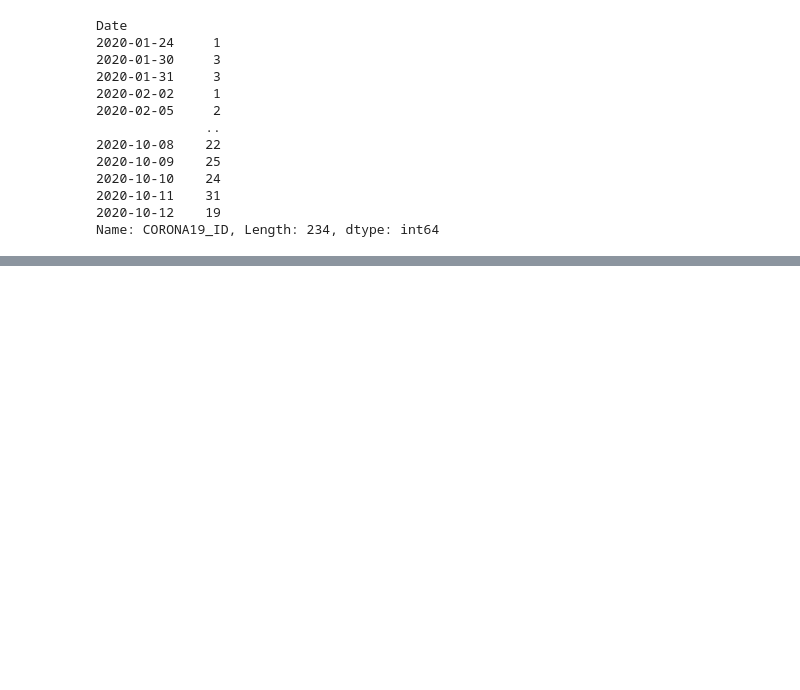
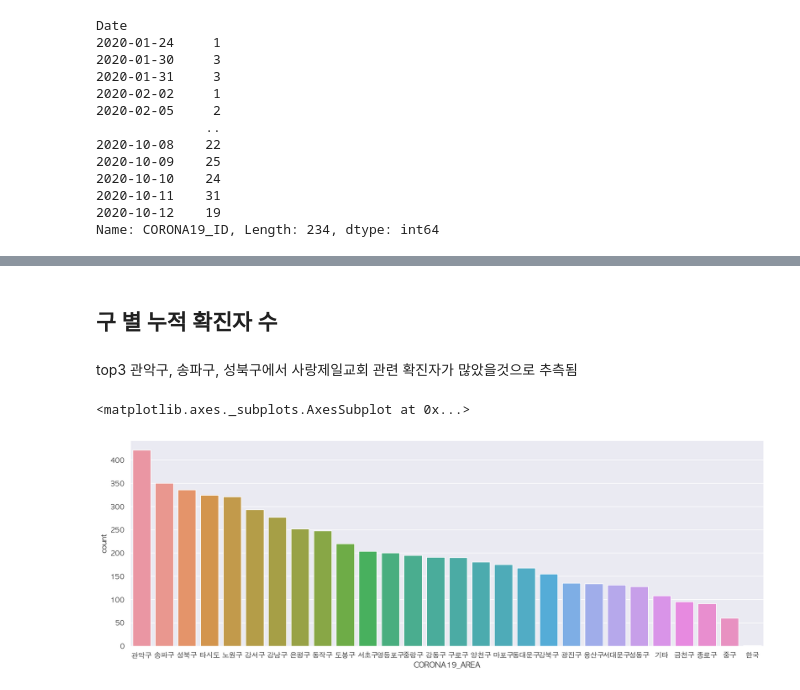
Before and after one commit to choihana/covid19_visualize, a Jupyter notebook: openAPI-covid19.ipynb, the cells around one changed output, grey strips where cells are left out. Saved outputs shown, nothing was run; the diff lists cells and outputs as text; code cells hidden in the pictures; blank space fills up the shorter version.

```diff
--- a/openAPI-covid19.ipynb
+++ b/openAPI-covid19.ipynb
@@ -155,0 +208,10 @@ df1.groupby('Date')['CORONA19_ID'].count().to_csv("result/covid19.csv")
+# %% [markdown]
+## 구 별 누적 확진자 수
+# %% [markdown]
+top3 관악구, 송파구, 성북구에서 사랑제일교회 관련 확진자가 많았을것으로 추측됨
+# %%
+plt.figure(figsize=(18,6))
+sns.countplot(data=df1,x='CORONA19_AREA', order = df1['CORONA19_AREA'].value_counts().index)
+# %% [output]
+<matplotlib.axes._subplots.AxesSubplot at 0x...>
+[figure, added]
```
Also changed, not shown: parts of 11 cells of this notebook.
